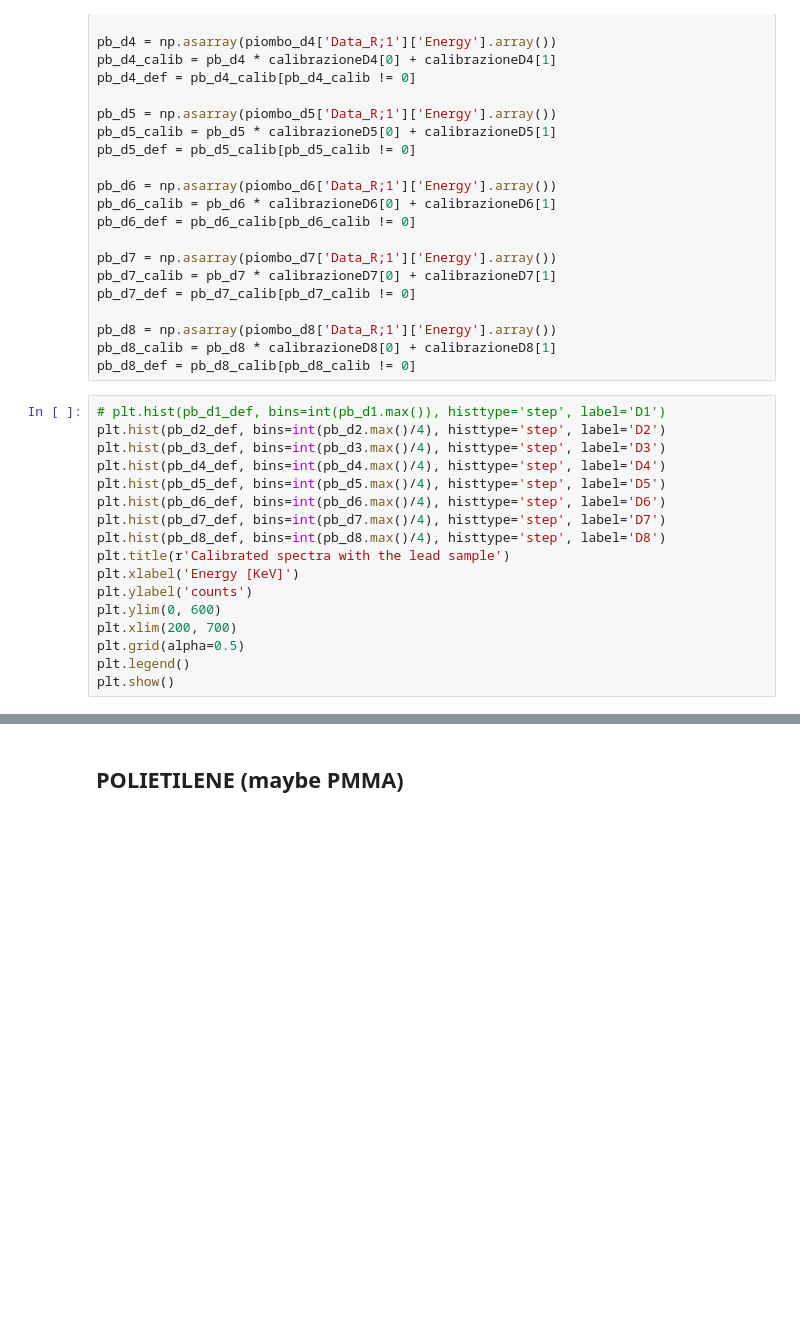
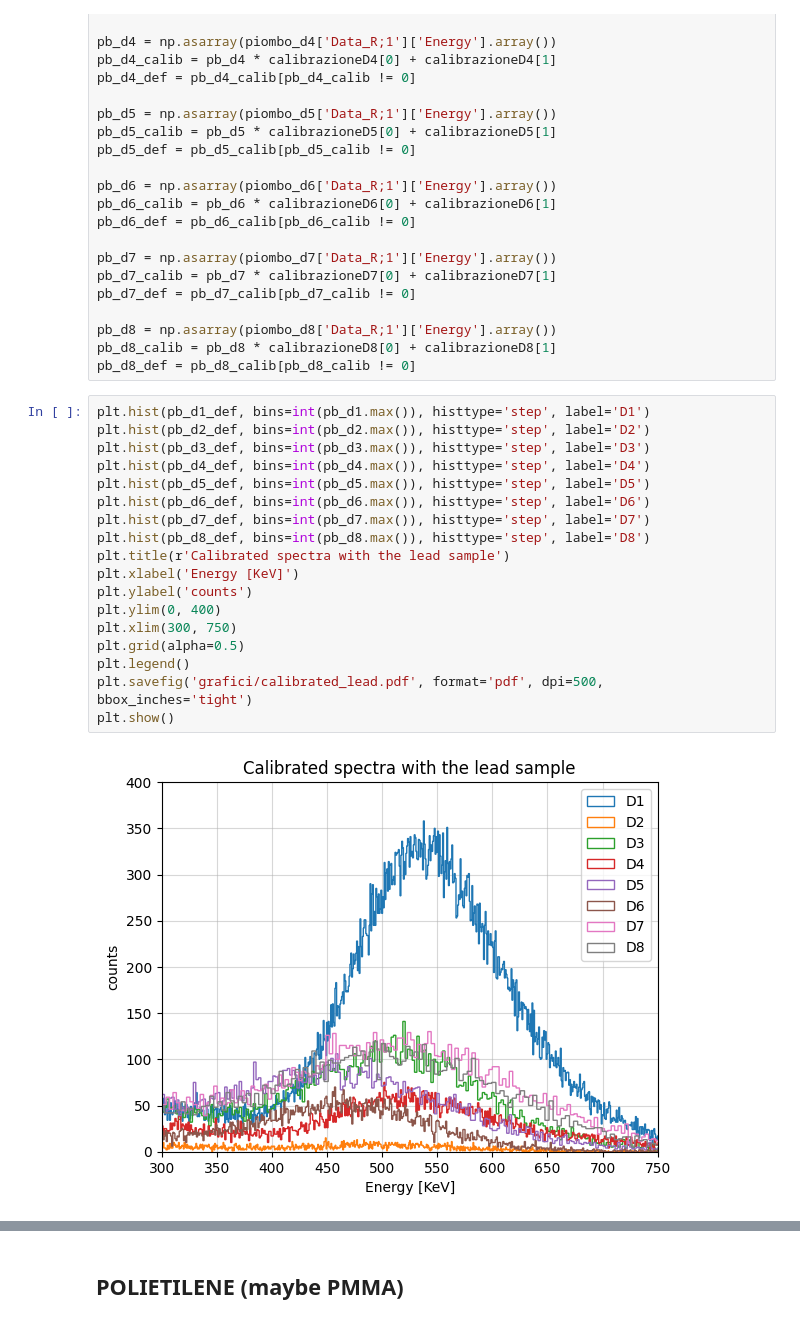
Before and after one commit to b3n3d3tt4/imaging, a Jupyter notebook: analisi.ipynb, the cells around one changed output, grey strips where cells are left out. Cells and saved outputs as stored; diff of their text form; blank space fills up the shorter version.

```diff
--- a/analisi.ipynb
+++ b/analisi.ipynb
@@ -333,22 +409,25 @@ pb_d8 = np.asarray(piombo_d8['Data_R;1']['Energy'].array())
 pb_d8_calib = pb_d8 * calibrazioneD8[0] + calibrazioneD8[1]
 pb_d8_def = pb_d8_calib[pb_d8_calib != 0]
 # %%
-# plt.hist(pb_d1_def, bins=int(pb_d1.max()), histtype='step', label='D1')
-plt.hist(pb_d2_def, bins=int(pb_d2.max()/4), histtype='step', label='D2')
-plt.hist(pb_d3_def, bins=int(pb_d3.max()/4), histtype='step', label='D3')
-plt.hist(pb_d4_def, bins=int(pb_d4.max()/4), histtype='step', label='D4')
-plt.hist(pb_d5_def, bins=int(pb_d5.max()/4), histtype='step', label='D5')
-plt.hist(pb_d6_def, bins=int(pb_d6.max()/4), histtype='step', label='D6')
-plt.hist(pb_d7_def, bins=int(pb_d7.max()/4), histtype='step', label='D7')
-plt.hist(pb_d8_def, bins=int(pb_d8.max()/4), histtype='step', label='D8')
+plt.hist(pb_d1_def, bins=int(pb_d1.max()), histtype='step', label='D1')
+plt.hist(pb_d2_def, bins=int(pb_d2.max()), histtype='step', label='D2')
+plt.hist(pb_d3_def, bins=int(pb_d3.max()), histtype='step', label='D3')
+plt.hist(pb_d4_def, bins=int(pb_d4.max()), histtype='step', label='D4')
+plt.hist(pb_d5_def, bins=int(pb_d5.max()), histtype='step', label='D5')
+plt.hist(pb_d6_def, bins=int(pb_d6.max()), histtype='step', label='D6')
+plt.hist(pb_d7_def, bins=int(pb_d7.max()), histtype='step', label='D7')
+plt.hist(pb_d8_def, bins=int(pb_d8.max()), histtype='step', label='D8')
 plt.title(r'Calibrated spectra with the lead sample')
 plt.xlabel('Energy [KeV]')
 plt.ylabel('counts')
-plt.ylim(0, 600)
-plt.xlim(200, 700)
+plt.ylim(0, 400)
+plt.xlim(300, 750)
 plt.grid(alpha=0.5)
 plt.legend()
+plt.savefig('grafici/calibrated_lead.pdf', format='pdf', dpi=500, bbox_inches='tight')
 plt.show()
+# %% [output]
+[figure, added]
 # %%
 fit_pb_d1 = bbb.normal(pb_d1_def, xmin=400, xmax=670, x1=0, x2=1000, b=int(pb_d1_def.max()/10), n=k)
 fit_pb_d2 = bbb.normal(pb_d2_def, xmin=380, xmax=600, x1=0, x2=1000, b=int(pb_d2_def.max()/10), n=k)
```
Also changed, not shown: parts of 27 cells of this notebook.
